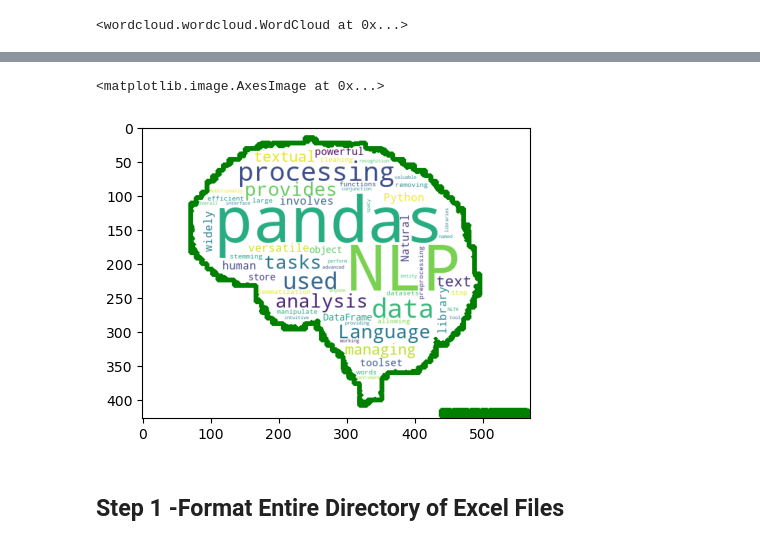
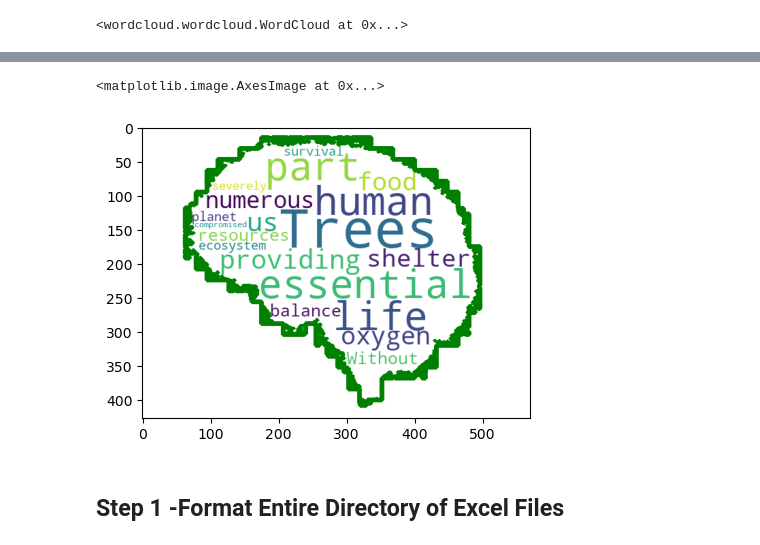
Before and after one commit to JoeEberle/word_cloud, a Jupyter notebook: word_cloud.ipynb, the cells around one changed output, grey strips where cells are left out. Cells and saved outputs as stored; diff of their text form; code cells hidden in the pictures.

```diff
--- a/word_cloud.ipynb
+++ b/word_cloud.ipynb
@@ -194,17 +182,17 @@ t4 = t4 + ' Buffalo State College – Buffalo, N.Y.'
 # %%
-shape = np.array(PIL.Image.open('baguette.jpg'))
+shape = np.array(PIL.Image.open('brain.jpg'))
 
 wc = WordCloud(
         background_color ='white',
         stopwords=stopwords,
         mask = shape,
-        height=800,
-        width=600,
+        height=600,
+        width=400,
         contour_color='green',
         contour_width=10
 )
 
-wc.generate(t4)
+wc.generate(text2)
 plt.imshow(wc)
 # %% [output]
 <matplotlib.image.AxesImage at 0x...>
@@ -212,15 +199,0 @@ plt.imshow(wc)
-# %%
-shape = np.array(PIL.Image.open('brain.jpg'))
-
-wc = WordCloud(
-        background_color ='white',
-        stopwords=stopwords,
-        mask = shape,
-        height=600,
-        width=400,
-        contour_color='green',
-        contour_width=10
-)
-
-wc.generate(text3)
-plt.imshow(wc)
@@ -230,11 +200,11 @@ plt.imshow(wc)
 # %%
-wc.generate(text2)
+wc.generate(text4)
 wc.to_file('wordcloud_output.png')
 plt.figure(figsize = (5,20))
 plt.imshow(wc)
 # %% [output]
 <matplotlib.image.AxesImage at 0x...>
-[figure, old version]
+[figure, new version]
 # %% [markdown]
 ## Step 1 -Format Entire Directory of Excel Files
 # %%
```
Also changed, not shown: parts of 8 cells of this notebook, 3 other files.
